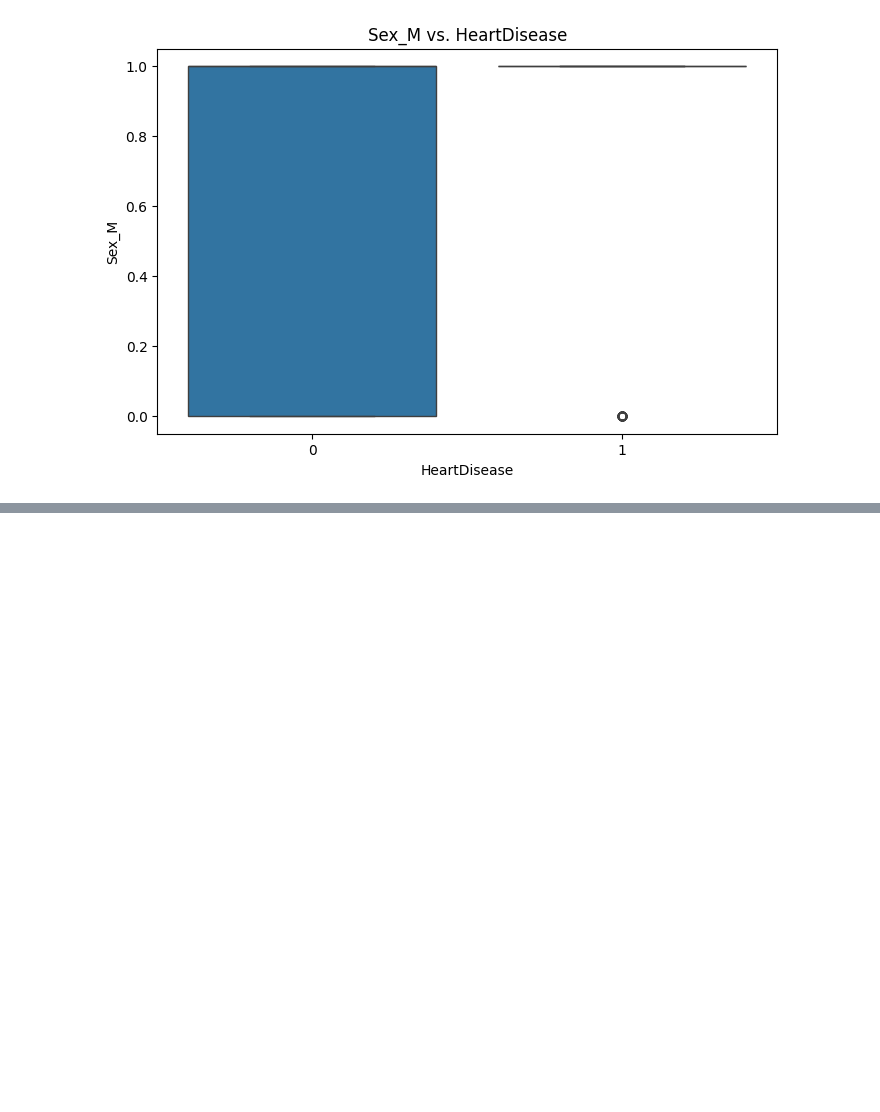
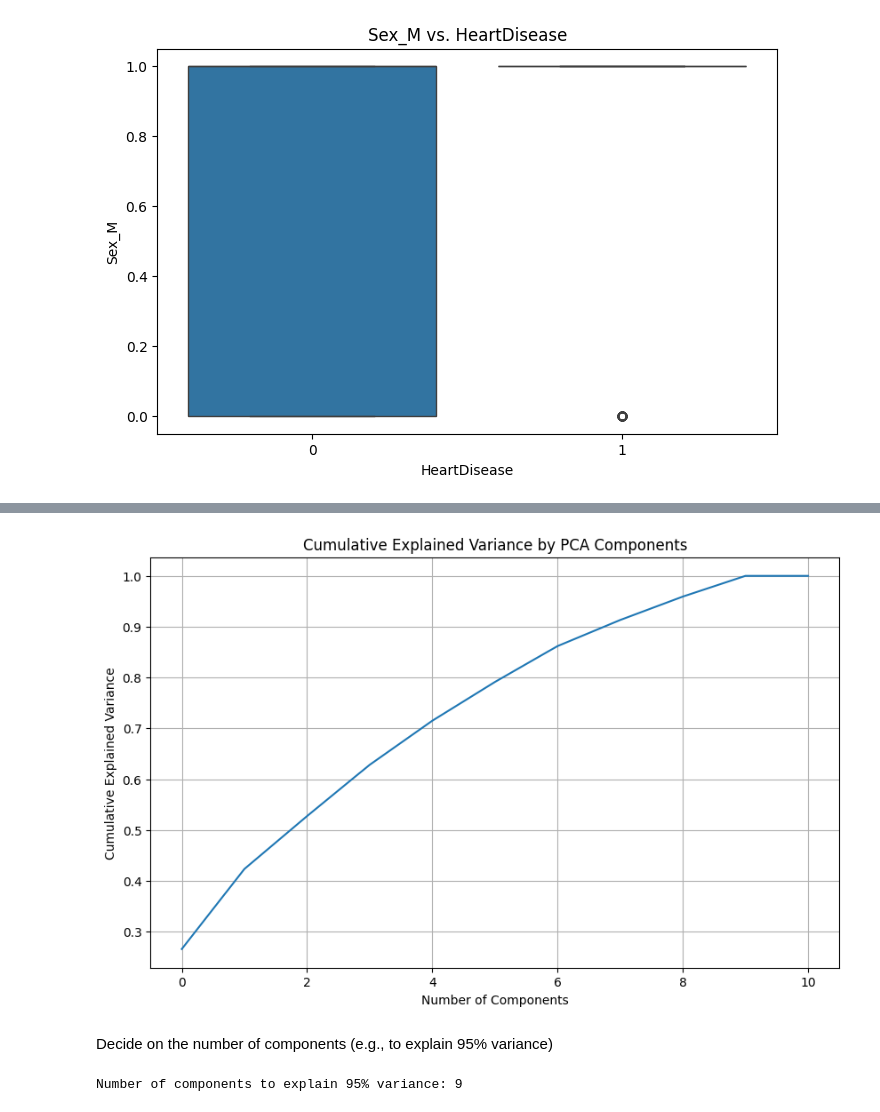
Before and after one commit to abukhalidsiddique/Heart_Failure_Prediction, a Jupyter notebook: Index.ipynb, the cells around one changed output, grey strips where cells are left out. Cells and saved outputs as stored; diff of their text form; code cells hidden in the pictures; blank space fills up the shorter version.

```diff
--- a/Index.ipynb
+++ b/Index.ipynb
@@ -461,0 +494,3 @@ for col in df:
+# %%
+X_pca = df.drop(columns=['HeartDisease'])
+y = df['HeartDisease']
@@ -461,0 +499,3 @@ for col in df:
+# %%
+scaler_pca = StandardScaler()
+X_scaled_pca = scaler_pca.fit_transform(X_pca)
@@ -461,0 +504,21 @@ for col in df:
+# %%
+pca = PCA()
+pca.fit(X_scaled_pca)
+explained_variance_ratio = pca.explained_variance_ratio_
+# %%
+plt.figure(figsize=(10, 6))
+plt.plot(np.cumsum(explained_variance_ratio))
+plt.xlabel('Number of Components')
+plt.ylabel('Cumulative Explained Variance')
+plt.title('Cumulative Explained Variance by PCA Components')
+plt.grid(True)
+plt.show()
+# %% [output]
+[figure, added]
+# %% [markdown]
+Decide on the number of components (e.g., to explain 95% variance)
+# %%
+n_components = np.argmax(np.cumsum(explained_variance_ratio) >= 0.95) + 1
+print(f"Number of components to explain 95% variance: {n_components}")
+# %% [output]
+Number of components to explain 95% variance: 9
```
Also changed, not shown: parts of 8 cells of this notebook.
